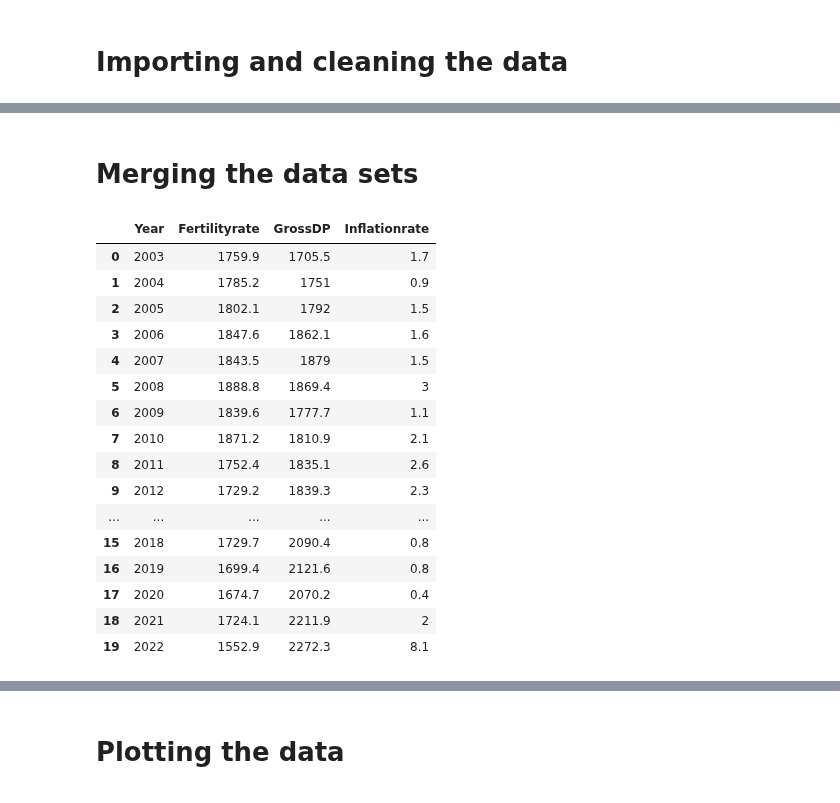
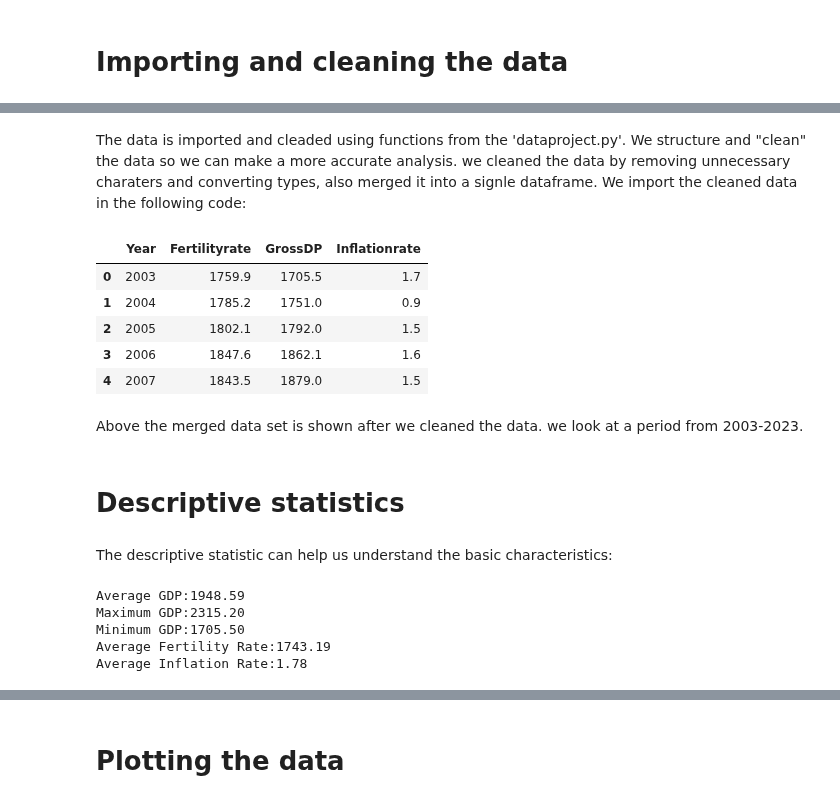
Before and after one commit to NumEconCopenhagen/projects-2024-anton-og-phillip, a Jupyter notebook: dataproject/dataproject.ipynb, the cells around one changed output, grey strips where cells are left out. Drawn from its saved outputs; the diff is of its cells as text; code cells hidden in the pictures.

Commit message:
Dataproject ændret

```diff
--- a/dataproject/dataproject.ipynb
+++ b/dataproject/dataproject.ipynb
@@ -89,25 +26,26 @@ GDP.head(5)
-# %% [markdown]
-# Merging the data sets
-# %%
-
-Alldata = pd.merge(FERT,GDP,on='Year',how='outer')
-Alldata = pd.merge(Alldata,INF,on='Year',how='outer')
-Alldata.head(20)
-# %% [output]
-|  | Year | Fertilityrate | GrossDP | Inflationrate |
-| 0 | 2003 | 1759.9 | 1705.5 | 1.7 |
-| 1 | 2004 | 1785.2 | 1751 | 0.9 |
-| 2 | 2005 | 1802.1 | 1792 | 1.5 |
-| 3 | 2006 | 1847.6 | 1862.1 | 1.6 |
-| 4 | 2007 | 1843.5 | 1879 | 1.5 |
-| 5 | 2008 | 1888.8 | 1869.4 | 3 |
-| 6 | 2009 | 1839.6 | 1777.7 | 1.1 |
-| 7 | 2010 | 1871.2 | 1810.9 | 2.1 |
-| 8 | 2011 | 1752.4 | 1835.1 | 2.6 |
-| 9 | 2012 | 1729.2 | 1839.3 | 2.3 |
-| ... | ... | ... | ... | ... |
-| 15 | 2018 | 1729.7 | 2090.4 | 0.8 |
-| 16 | 2019 | 1699.4 | 2121.6 | 0.8 |
-| 17 | 2020 | 1674.7 | 2070.2 | 0.4 |
-| 18 | 2021 | 1724.1 | 2211.9 | 2 |
-| 19 | 2022 | 1552.9 | 2272.3 | 8.1 |
+# %% [markdown]
+The data is imported and cleaded using functions from the 'dataproject.py'. We structure and "clean" the data so we can make a more accurate analysis. we cleaned the data by removing unnecessary charaters and converting types, also merged it into a signle dataframe. We import the cleaned data in the following code:
+# %%
+data = dp.import_and_clean_data('FERTILITY.csv', 'GDP.csv', 'Inflation.csv')
+data.head()
+# %% [output]
+|  | Year | Fertilityrate | GrossDP | Inflationrate |
+| 0 | 2003 | 1759.9 | 1705.5 | 1.7 |
+| 1 | 2004 | 1785.2 | 1751.0 | 0.9 |
+| 2 | 2005 | 1802.1 | 1792.0 | 1.5 |
+| 3 | 2006 | 1847.6 | 1862.1 | 1.6 |
+| 4 | 2007 | 1843.5 | 1879.0 | 1.5 |
+# %% [markdown]
+Above the merged data set is shown after we cleaned the data. we look at a period from 2003-2023.
+# %% [markdown]
+# Descriptive statistics
+# %% [markdown]
+The descriptive statistic can help us understand the basic characteristics:
+# %%
+dp.descriptive_statistics(data)
+# %% [output]
+Average GDP:1948.59
+Maximum GDP:2315.20
+Minimum GDP:1705.50
+Average Fertility Rate:1743.19
+Average Inflation Rate:1.78
```
Also changed, not shown: parts of 39 cells of this notebook, 1 other file.
